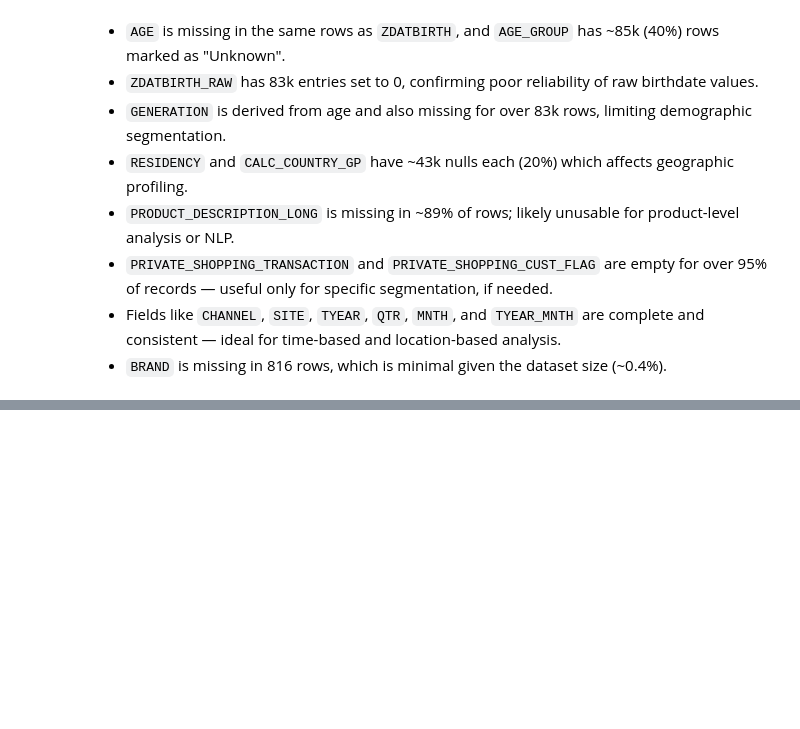
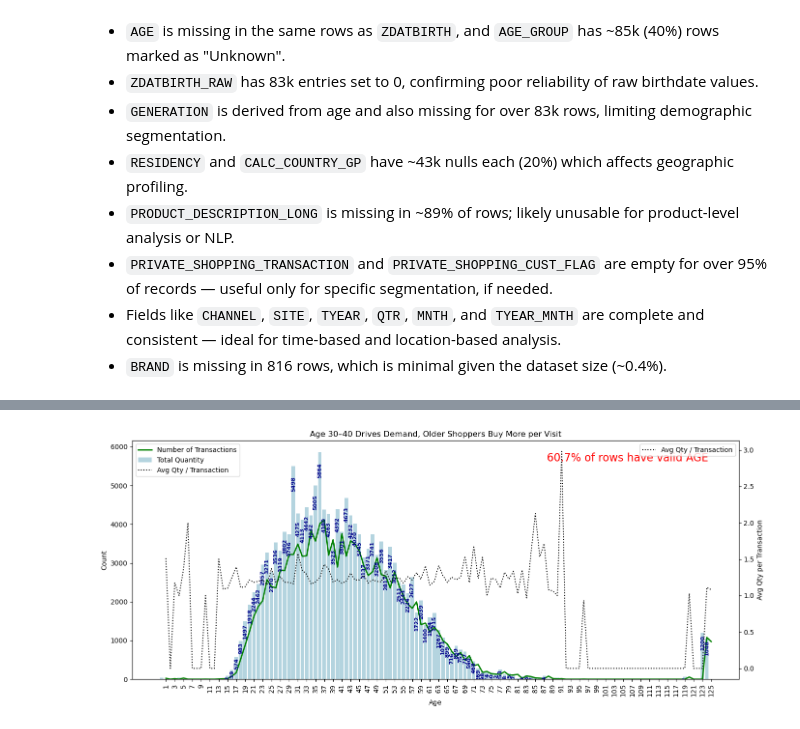
Before and after one commit to miguelkantor/londonlab_harrods_team2, a Jupyter notebook: Data Discovery and EDA.ipynb, the cells around one changed output, grey strips where cells are left out. Saved outputs shown, nothing was run; the diff lists cells and outputs as text; code cells hidden in the pictures; blank space fills up the shorter version.

```diff
--- a/Data Discovery and EDA.ipynb
+++ b/Data Discovery and EDA.ipynb
@@ -9,7 +9,7 @@ import pandas as pd
 # %% [markdown]
 ### Head and Columns
 # %%
-data = pd.read_csv("Harrods January Transactions_LBS.csv")
+data = pd.read_csv("data/Harrods January Transactions_LBS.csv")
 data.head()
 # %% [output]
 |  | TRANX_ID | CAL_DAY | ZDATBIRTH | AGE | GENERATION | ZFIRSTSHOP | ZLASTSHOP | ZCUSTOMER | ZTRADE | ... |
@@ -155,2 +349,87 @@ summarize_df(data)
 # %%
-## Work here!
+import matplotlib.pyplot as plt
+import seaborn as sns
+import pandas as pd
+import numpy as np
+
+# Filter out invalid/missing AGE values
+age_data = data[data['AGE'].notnull() & (data['AGE'] > 0)]
+
+# Calculate % of valid AGE entries
+non_null_pct = 100 * len(age_data) / len(data)
+
+# Group and compute necessary stats
+age_summary = age_data.groupby('AGE').agg(
+    total_quantity=('QUANTITY', 'sum'),
+    transaction_count=('TRANX_ID', 'count')
+).reset_index()
+
+# Calculate avg quantity per transaction
+age_summary['avg_qnty_pr_txn'] = age_summary['total_quantity'] / age_summary['transaction_count']
+
+# Ensure full age range is present
+full_age_range = pd.DataFrame({'AGE': range(1, 126)})
+age_summary = full_age_range.merge(age_summary, on='AGE', how='left')
+
+# Fill missing with zeros where needed
+age_summary[['total_quantity', 'transaction_count', 'avg_qnty_pr_txn']] = age_summary[
+    ['total_quantity', 'transaction_count', 'avg_qnty_pr_txn']
+].fillna(0)
+
+# Plot setup
+fig, ax1 = plt.subplots(figsize=(14, 6))
+
+
+# Barplot for total quantity
+barplot = sns.barplot(x='AGE', y='total_quantity', data=age_summary, color='lightblue', label='Total Quantity', ax=ax1)
+
+# Add vertical labels at the top of each bar
+for bar, value in zip(barplot.patches, age_summary['total_quantity']):
+    x = bar.get_x() + bar.get_width() / 2
+    y = bar.get_height()
+    barplot.text(
+        x, y - (y * 0.05),  # slightly below tip, inside the bar
+        f"{int(value)}",
+        ha='center', va='top',
+        rotation=90,
+        fontsize=8,
+        fontweight='bold',
+        color='darkblue',
+        clip_on=True  # avoids overflow
+    )
+
+# Lineplot for transaction count (primary y-axis)
+sns.lineplot(x='AGE', y='transaction_count', data=age_summary, color='green', label='Number of Transactions', ax=ax1, linewidth=2)
+
+# Format x-axis
+ages = age_summary['AGE'].astype(int)
+ax1.set_xticks(ages[::2])
+ax1.set_xticklabels(ages[::2])
+ax1.set_xlabel('Age')
+ax1.set_ylabel('Count')
+ax1.tick_params(axis='x', rotation=90)
+
+# Second y-axis for avg quantity
+ax2 = ax1.twinx()
+sns.lineplot(x='AGE', y='avg_qnty_pr_txn', data=age_summary, ax=ax2, color='black', linestyle='dotted', label='Avg Qty / Transaction')
+ax2.set_ylabel('Avg Qty per Transaction')
+
+# Title and annotations
+plt.title('Age 30–40 Drives Demand, Older Shoppers Buy More per Visit')
+ax1.text(
+    0.95, 0.95,
+    f"{non_null_pct:.1f}% of rows have valid AGE",
+    fontsize=16, color='red', ha='right', va='top',
+    transform=ax1.transAxes
+)
+
+# Combine legends from both axes
+lines_1, labels_1 = ax1.get_legend_handles_labels()
+lines_2, labels_2 = ax2.get_legend_handles_labels()
+ax1.legend(lines_1 + lines_2, labels_1 + labels_2)
+
+
+plt.tight_layout()
+plt.show()
+# %% [output]
+[figure, added]
```
Also changed, not shown: parts of 66 cells of this notebook, 1 other file.
